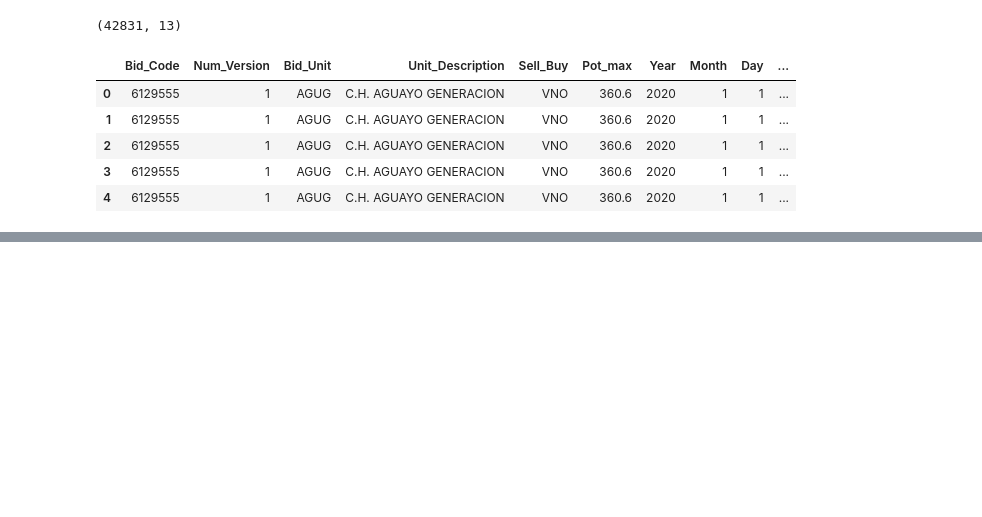
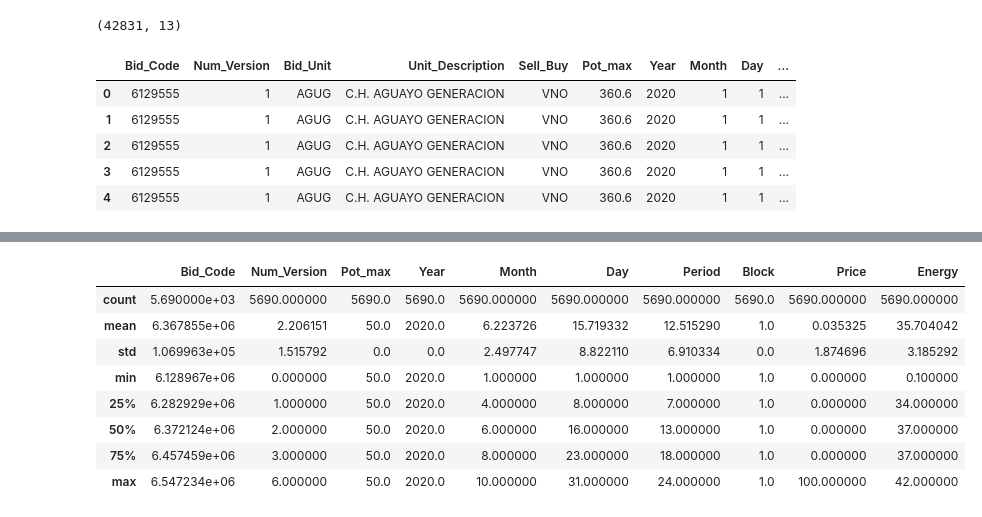
Before and after one commit to luisdelpozo/TFM, a Jupyter notebook: TFM_df_sel_unit_v0.ipynb, the cells around one changed output, grey strips where cells are left out. Saved outputs shown, nothing was run; the diff lists cells and outputs as text; code cells hidden in the pictures; blank space fills up the shorter version.

```diff
--- a/TFM_df_sel_unit_v0.ipynb
+++ b/TFM_df_sel_unit_v0.ipynb
@@ -533,0 +562,12 @@ df_MULA.describe()
+# %%
+df_ENCEPU1.describe()
+# %% [output]
+|  | Bid_Code | Num_Version | Pot_max | Year | Month | Day | Period | Block | Price | Energy |
+| count | 5.690000e+03 | 5690.000000 | 5690.0 | 5690.0 | 5690.000000 | 5690.000000 | 5690.000000 | 5690.0 | 5690.000000 | 5690.000000 |
+| mean | 6.367855e+06 | 2.206151 | 50.0 | 2020.0 | 6.223726 | 15.719332 | 12.515290 | 1.0 | 0.035325 | 35.704042 |
+| std | 1.069963e+05 | 1.515792 | 0.0 | 0.0 | 2.497747 | 8.822110 | 6.910334 | 0.0 | 1.874696 | 3.185292 |
+| min | 6.128967e+06 | 0.000000 | 50.0 | 2020.0 | 1.000000 | 1.000000 | 1.000000 | 1.0 | 0.000000 | 0.100000 |
+| 25% | 6.282929e+06 | 1.000000 | 50.0 | 2020.0 | 4.000000 | 8.000000 | 7.000000 | 1.0 | 0.000000 | 34.000000 |
+| 50% | 6.372124e+06 | 2.000000 | 50.0 | 2020.0 | 6.000000 | 16.000000 | 13.000000 | 1.0 | 0.000000 | 37.000000 |
+| 75% | 6.457459e+06 | 3.000000 | 50.0 | 2020.0 | 8.000000 | 23.000000 | 18.000000 | 1.0 | 0.000000 | 37.000000 |
+| max | 6.547234e+06 | 6.000000 | 50.0 | 2020.0 | 10.000000 | 31.000000 | 24.000000 | 1.0 | 100.000000 | 42.000000 |
```
Also changed, not shown: parts of 28 cells of this notebook.
